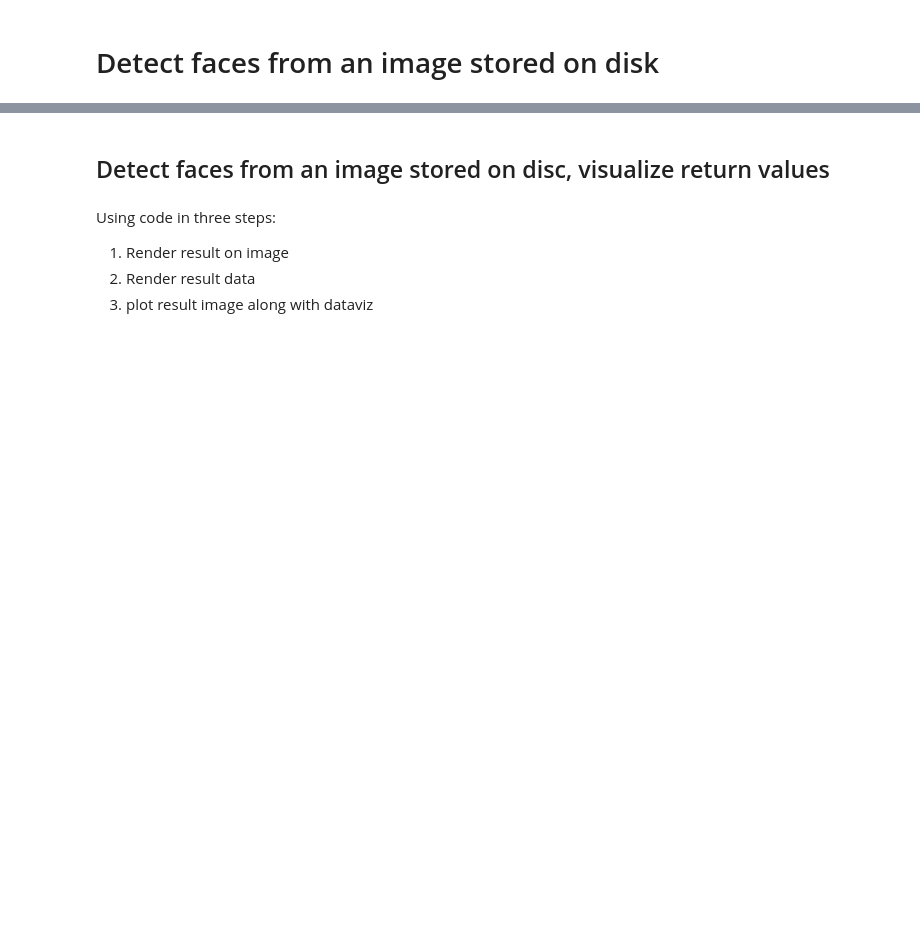
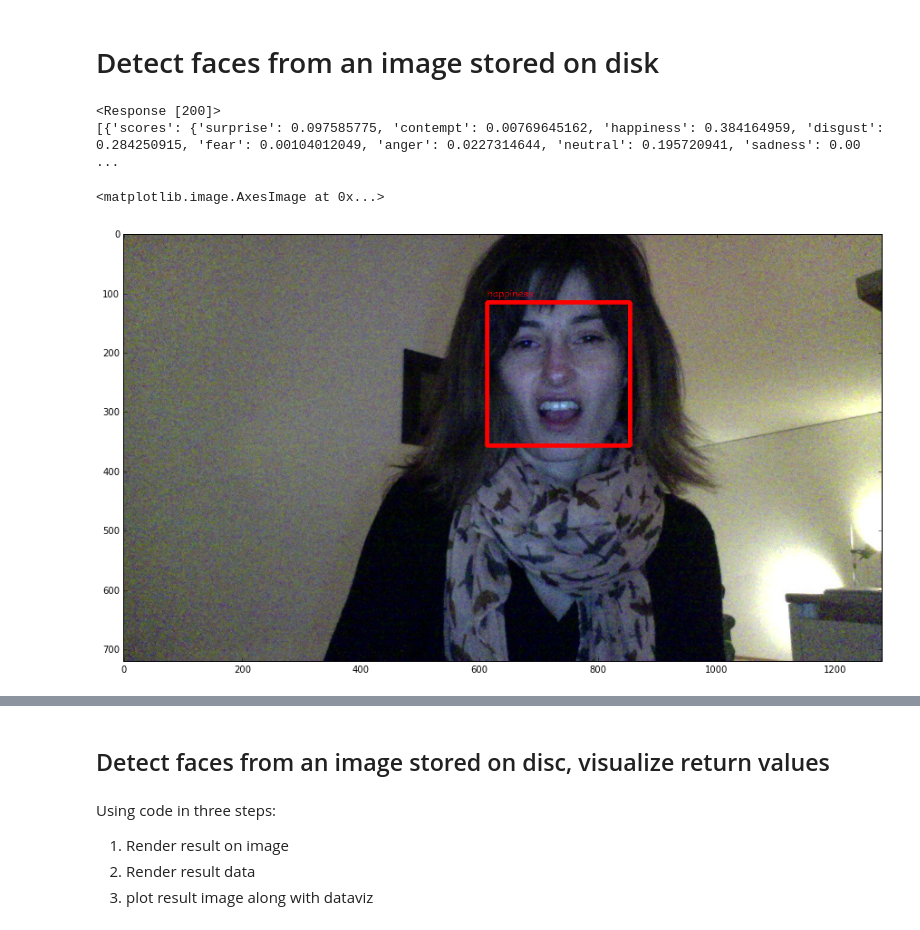
Before and after one commit to CitiVince/Emotions, a Jupyter notebook: Emotion Analysis Example.ipynb, the cells around one changed output, grey strips where cells are left out. Cells and saved outputs as stored; diff of their text form; code cells hidden in the pictures; blank space fills up the shorter version.

```diff
--- a/Emotion Analysis Example.ipynb
+++ b/Emotion Analysis Example.ipynb
@@ -120,25 +178,30 @@ ax.imshow( img )
 # %%
 # Load raw image file into memory
 pathToFileInDisk = r'./images/a2.jpg'
 with open( pathToFileInDisk, 'rb' ) as f:
     data = f.read()
 
 headers = dict()
-headers['Ocp-Apim-Subscription-Key'] = _key
+headers['Ocp-Apim-Subscription-Key'] = _key_em
 headers['Content-Type'] = 'application/octet-stream'
 
 json = None
 
 result = processRequest( json, data, headers )
 
 # Load the original image from disk
 data8uint = np.fromstring( data, np.uint8 ) # Convert string to an unsigned int array
 img = cv2.cvtColor( cv2.imdecode( data8uint, cv2.IMREAD_COLOR ), cv2.COLOR_BGR2RGB )
 
 renderResultOnImage( result, img )
 
 ig, ax = plt.subplots(figsize=(15, 20))
 ax.imshow( img )
+# %% [output]
+<Response [200]>
+[{'scores': {'surprise': 0.097585775, 'contempt': 0.00769645162, 'happiness': 0.384164959, 'disgust': 0.284250915, 'fear': 0.00104012049, 'anger': 0.0227314644, 'neutral': 0.195720941, 'sadness': 0.00 ...
+<matplotlib.image.AxesImage at 0x...>
+[figure, added]
 # %%
 plt.style.use(['ggplot'])
 d = result[0]['scores']
```
Also changed, not shown: parts of 14 cells of this notebook, 2 other files.
